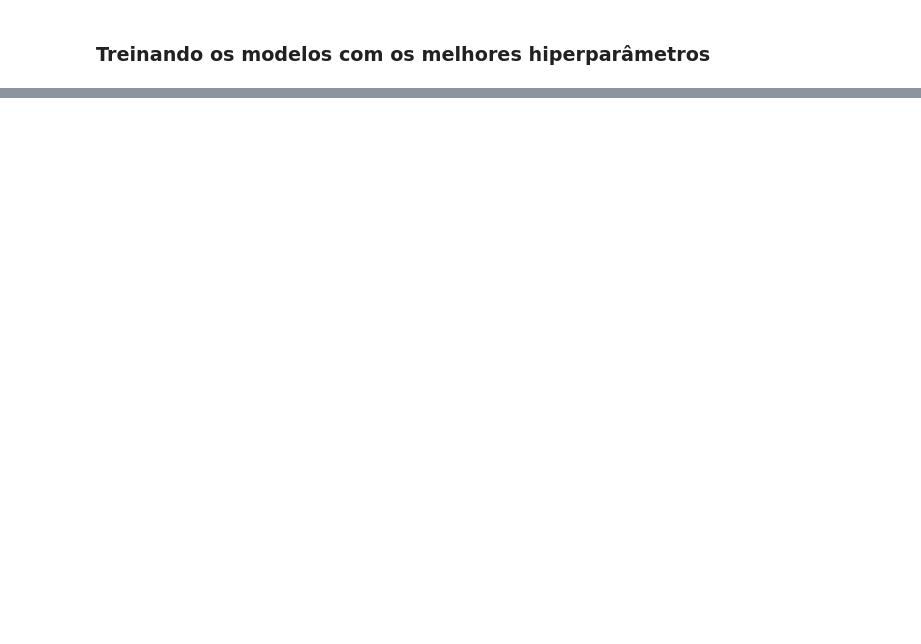
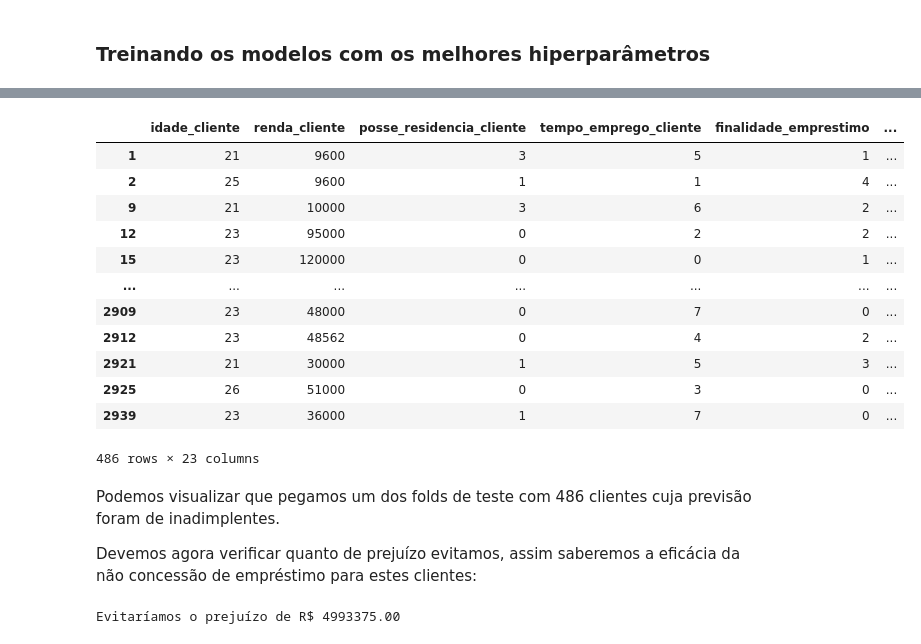
Before and after one commit to GBibiano/risco-credito, a Jupyter notebook: modelagem.ipynb, the cells around one changed output, grey strips where cells are left out. Drawn from its saved outputs; the diff is of its cells as text; code cells hidden in the pictures; blank space fills up the shorter version.

```diff
--- a/modelagem.ipynb
+++ b/modelagem.ipynb
@@ -890,0 +871,29 @@ Lucro Bruto: R$
+# %%
+y_pred = pd.Series(y_pred)
+intersec = y_pred[y_test.reset_index().drop(columns = 'index', axis = 1)['status_emprestimo'] == y_pred]
+indices_1 = intersec[intersec == 1].index
+X_test_1 = df.reset_index().drop(columns = 'index', axis = 1).iloc[indices_1, :]
+X_test_1
+# %% [output]
+|  | idade_cliente | renda_cliente | posse_residencia_cliente | tempo_emprego_cliente | finalidade_emprestimo | ... |
+| 1 | 21 | 9600 | 3 | 5 | 1 | ... |
+| 2 | 25 | 9600 | 1 | 1 | 4 | ... |
+| 9 | 21 | 10000 | 3 | 6 | 2 | ... |
+| 12 | 23 | 95000 | 0 | 2 | 2 | ... |
+| 15 | 23 | 120000 | 0 | 0 | 1 | ... |
+| ... | ... | ... | ... | ... | ... | ... |
+| 2909 | 23 | 48000 | 0 | 7 | 0 | ... |
+| 2912 | 23 | 48562 | 0 | 4 | 2 | ... |
+| 2921 | 21 | 30000 | 1 | 5 | 3 | ... |
+| 2925 | 26 | 51000 | 0 | 3 | 0 | ... |
+| 2939 | 23 | 36000 | 1 | 7 | 0 | ... |
+486 rows × 23 columns
+# %% [markdown]
+Podemos visualizar que pegamos um dos folds de teste com 486 clientes cuja previsão foram de inadimplentes.
+
+Devemos agora verificar quanto de prejuízo evitamos, assim saberemos a eficácia da não concessão de empréstimo para estes clientes:
+# %%
+prejuizo_evitado = float((X_test_1['valor_emprestimo'].values).sum())
+print(f'Evitaríamos o prejuízo de R$ {prejuizo_evitado:.2f}')
+# %% [output]
+Evitaríamos o prejuízo de R$ 4993375.00
```
Also changed, not shown: parts of 56 cells of this notebook.
